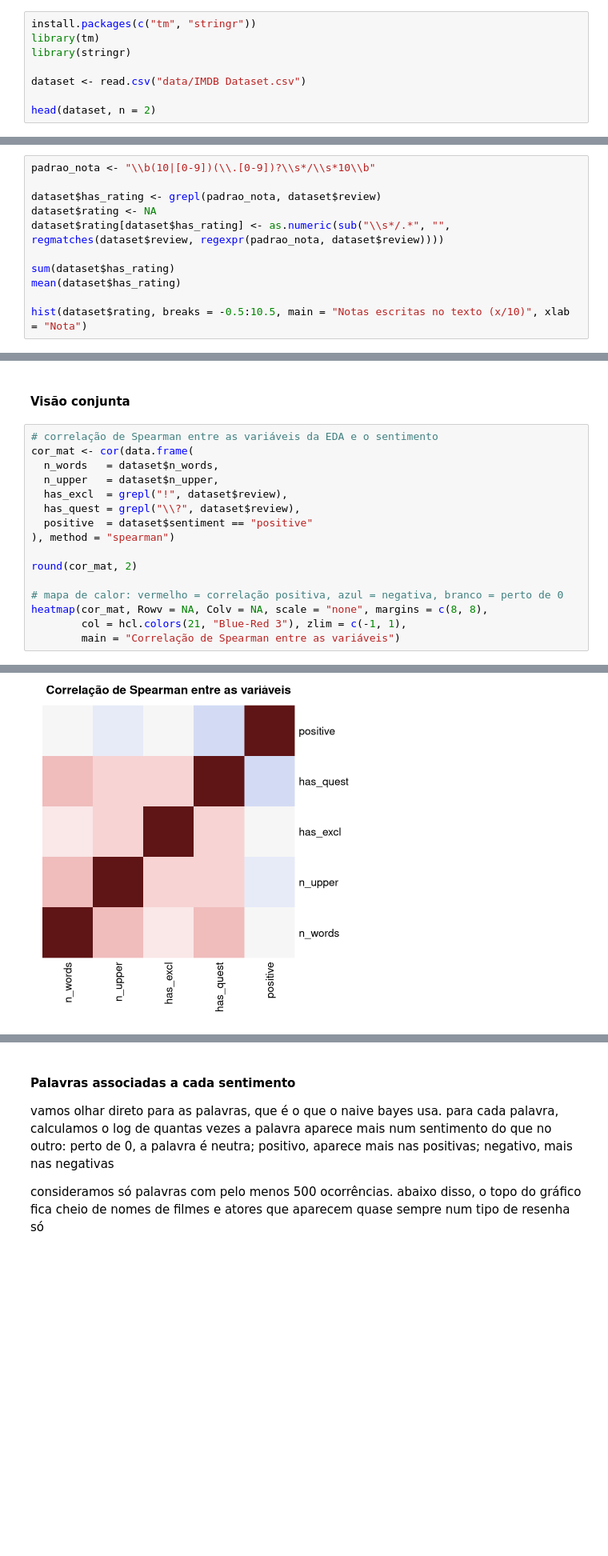
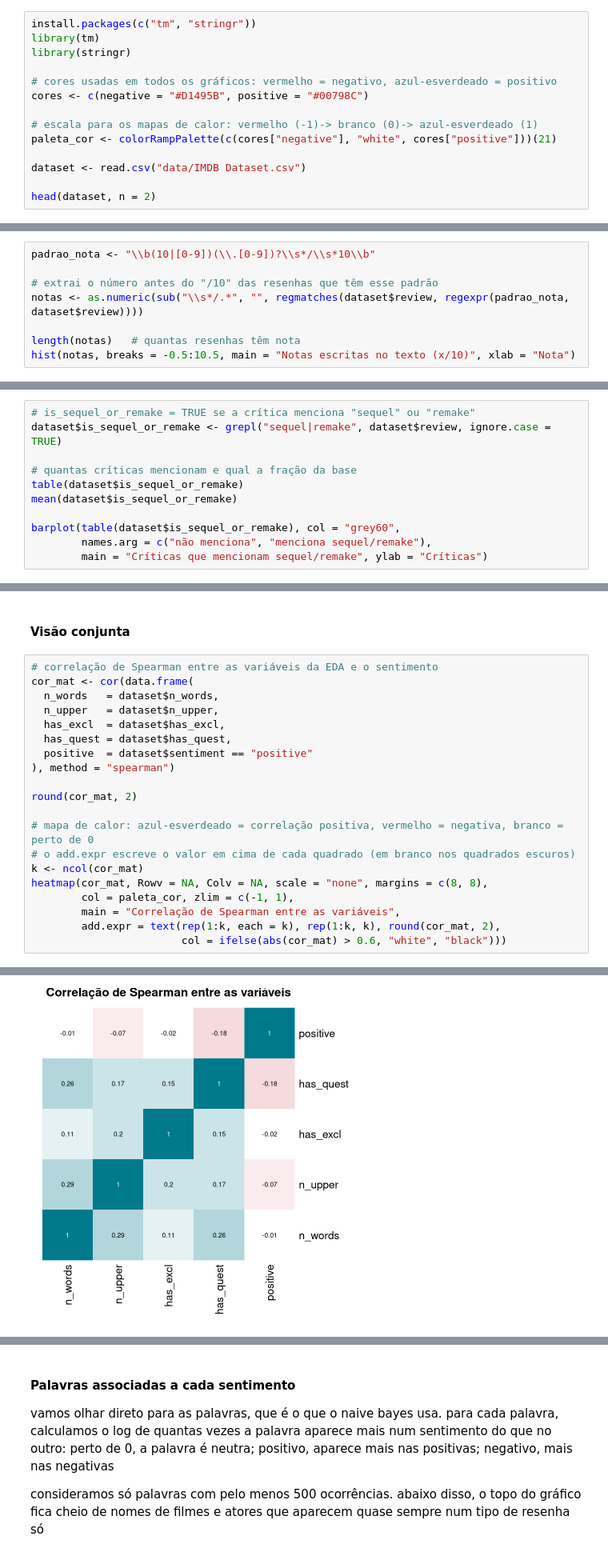
Before and after one commit to AmandaTrinity/estatistica, a Jupyter notebook: main.ipynb, the cells around one changed output, grey strips where cells are left out. Shown at 80% size. Drawn from its saved outputs; the diff is of its cells as text; blank space fills up the shorter version.

```diff
--- a/main.ipynb
+++ b/main.ipynb
@@ -36,6 +34,12 @@ install.packages(c("tm", "stringr"))
 library(tm)
 library(stringr)
 
+# cores usadas em todos os gráficos: vermelho = negativo, azul-esverdeado = positivo
+cores <- c(negative = "#D1495B", positive = "#00798C")
+
+# escala para os mapas de calor: vermelho (-1)-> branco (0)-> azul-esverdeado (1)
+paleta_cor <- colorRampPalette(c(cores["negative"], "white", cores["positive"]))(21)
+
 dataset <- read.csv("data/IMDB Dataset.csv")
 
 head(dataset, n = 2)
@@ -155,13 +182,10 @@ vi que muitas pessoas escrevem a própria nota, tipo "7/10". Vamos ver quantas f
 # %%
 padrao_nota <- "\\b(10|[0-9])(\\.[0-9])?\\s*/\\s*10\\b"
 
-dataset$has_rating <- grepl(padrao_nota, dataset$review)
-dataset$rating <- NA
-dataset$rating[dataset$has_rating] <- as.numeric(sub("\\s*/.*", "", regmatches(dataset$review, regexpr(padrao_nota, dataset$review))))
+# extrai o número antes do "/10" das resenhas que têm esse padrão
+notas <- as.numeric(sub("\\s*/.*", "", regmatches(dataset$review, regexpr(padrao_nota, dataset$review))))
 
-sum(dataset$has_rating)
-mean(dataset$has_rating)
-
-hist(dataset$rating, breaks = -0.5:10.5, main = "Notas escritas no texto (x/10)", xlab = "Nota")
+length(notas)   # quantas resenhas têm nota
+hist(notas, breaks = -0.5:10.5, main = "Notas escritas no texto (x/10)", xlab = "Nota")
 # %% [output]
 [1] 2941
@@ -171,0 +197,11 @@ Cerca de 6% das resenhas trazem uma nota no formato "x/10". essa nota funciona q
+# %%
+# is_sequel_or_remake = TRUE se a crítica menciona "sequel" ou "remake"
+dataset$is_sequel_or_remake <- grepl("sequel|remake", dataset$review, ignore.case = TRUE)
+
+# quantas críticas mencionam e qual a fração da base
+table(dataset$is_sequel_or_remake)
+mean(dataset$is_sequel_or_remake)
+
+barplot(table(dataset$is_sequel_or_remake), col = "grey60",
+        names.arg = c("não menciona", "menciona sequel/remake"),
+        main = "Críticas que mencionam sequel/remake", ylab = "Críticas")
@@ -228,26 +281,30 @@ quem escreve a nota no texto, a nota bate muito com o rótulo: média de 2.9 nas
 # %%
 # correlação de Spearman entre as variáveis da EDA e o sentimento
 cor_mat <- cor(data.frame(
   n_words   = dataset$n_words,
   n_upper   = dataset$n_upper,
-  has_excl  = grepl("!", dataset$review),
-  has_quest = grepl("\\?", dataset$review),
+  has_excl  = dataset$has_excl,
+  has_quest = dataset$has_quest,
   positive  = dataset$sentiment == "positive"
 ), method = "spearman")
 
 round(cor_mat, 2)
 
-# mapa de calor: vermelho = correlação positiva, azul = negativa, branco = perto de 0
+# mapa de calor: azul-esverdeado = correlação positiva, vermelho = negativa, branco = perto de 0
+# o add.expr escreve o valor em cima de cada quadrado (em branco nos quadrados escuros)
+k <- ncol(cor_mat)
 heatmap(cor_mat, Rowv = NA, Colv = NA, scale = "none", margins = c(8, 8),
-        col = hcl.colors(21, "Blue-Red 3"), zlim = c(-1, 1),
-        main = "Correlação de Spearman entre as variáveis")
+        col = paleta_cor, zlim = c(-1, 1),
+        main = "Correlação de Spearman entre as variáveis",
+        add.expr = text(rep(1:k, each = k), rep(1:k, k), round(cor_mat, 2),
+                        col = ifelse(abs(cor_mat) > 0.6, "white", "black")))
 # %% [output]
 A matrix: 5 × 5 of type dbl
 |  | n_words | n_upper | has_excl | has_quest | positive |
 | n_words | 1.00 | 0.29 | 0.11 | 0.26 | -0.01 |
 | n_upper | 0.29 | 1.00 | 0.20 | 0.17 | -0.07 |
 | has_excl | 0.11 | 0.20 | 1.00 | 0.15 | -0.02 |
 | has_quest | 0.26 | 0.17 | 0.15 | 1.00 | -0.18 |
 | positive | -0.01 | -0.07 | -0.02 | -0.18 | 1.00 |
-[figure, old version]
+[figure, new version]
 # %% [markdown]
```
Also changed, not shown: parts of 43 cells of this notebook, 2 other files.
